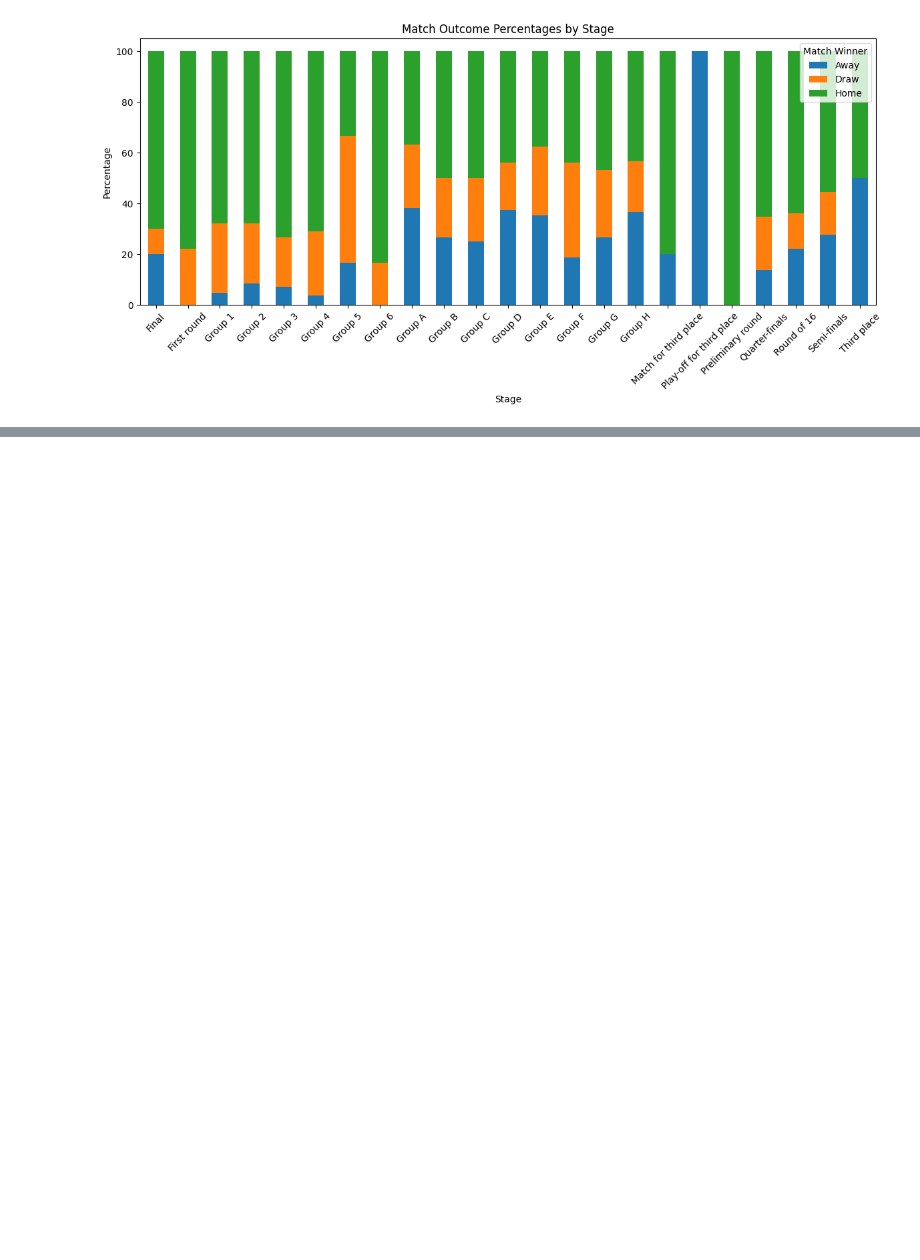
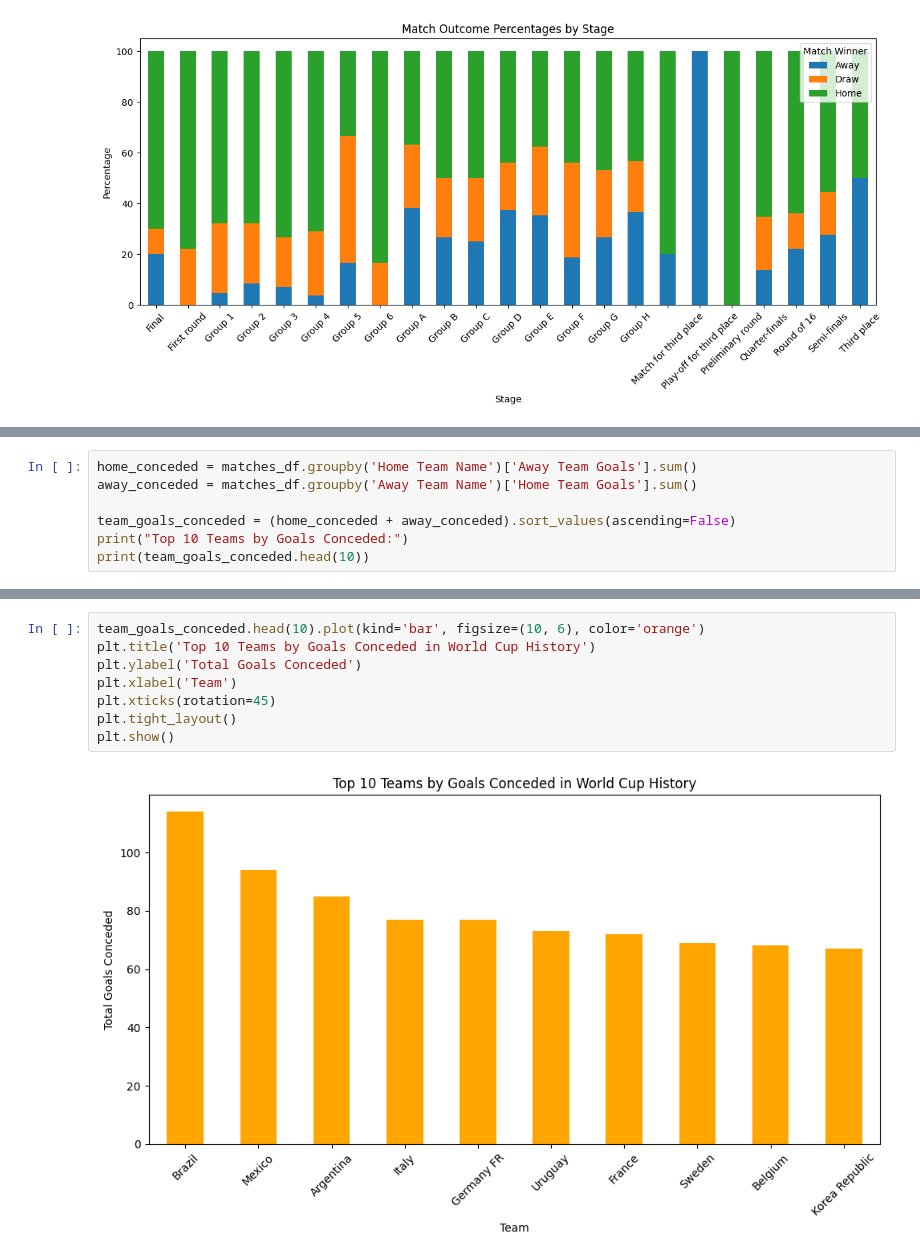
Before and after one commit to BarraHarrison/FIFA-World-Cup-Statistics, a Jupyter notebook: main.ipynb, the cells around one changed output, grey strips where cells are left out. Cells and saved outputs as stored; diff of their text form; blank space fills up the shorter version.

```diff
--- a/main.ipynb
+++ b/main.ipynb
@@ -158,0 +240,7 @@ plt.show()
+# %%
+home_conceded = matches_df.groupby('Home Team Name')['Away Team Goals'].sum()
+away_conceded = matches_df.groupby('Away Team Name')['Home Team Goals'].sum()
+
+team_goals_conceded = (home_conceded + away_conceded).sort_values(ascending=False)
+print("Top 10 Teams by Goals Conceded:")
+print(team_goals_conceded.head(10))
@@ -158,0 +260,10 @@ plt.show()
+# %%
+team_goals_conceded.head(10).plot(kind='bar', figsize=(10, 6), color='orange')
+plt.title('Top 10 Teams by Goals Conceded in World Cup History')
+plt.ylabel('Total Goals Conceded')
+plt.xlabel('Team')
+plt.xticks(rotation=45)
+plt.tight_layout()
+plt.show()
+# %% [output]
+[figure, added]
```
Also changed, not shown: parts of 12 cells of this notebook.
